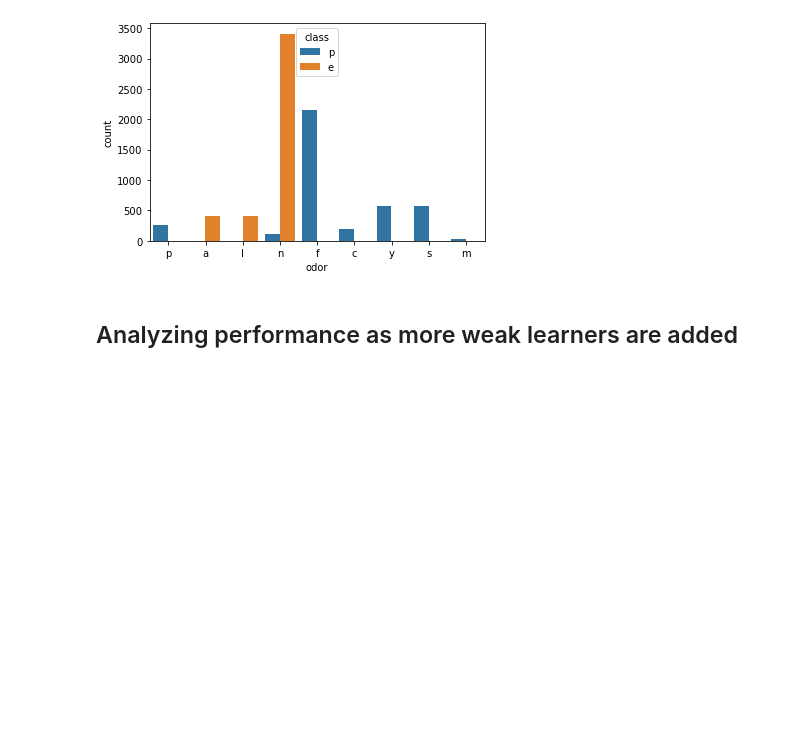
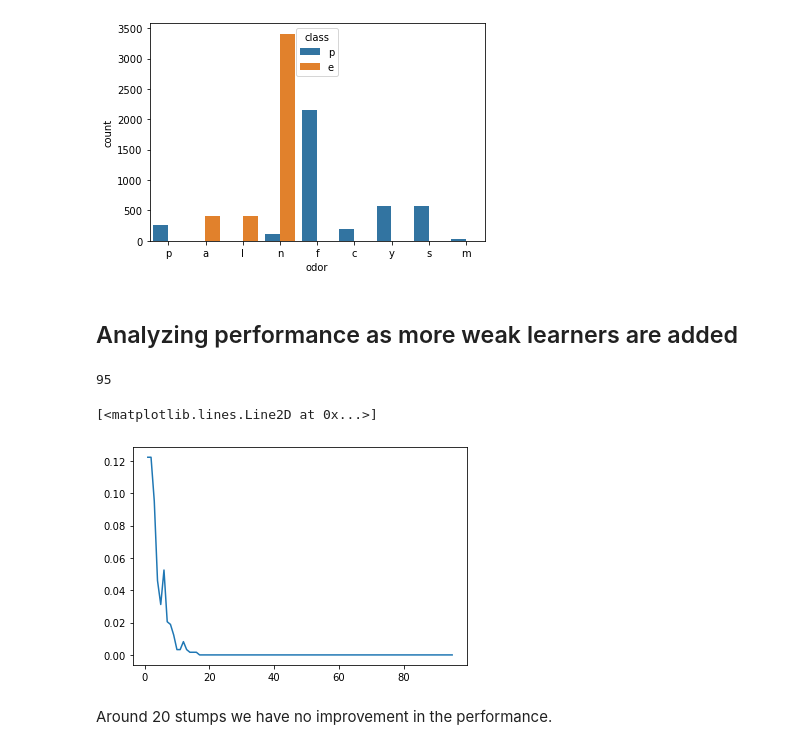
Before and after one commit to Gabrielle-Ribeiro/machine-learning-studies, a Jupyter notebook: boosting methods/Adaboost.ipynb, the cells around one changed output. Saved outputs shown, nothing was run; the diff lists cells and outputs as text; code cells hidden in the pictures; blank space fills up the shorter version.

```diff
--- a/boosting methods/Adaboost.ipynb
+++ b/boosting methods/Adaboost.ipynb
@@ -155,3 +152,25 @@ sns.countplot(data=df, x='odor', hue='class')
 [figure]
 # %% [markdown]
 ## Analyzing performance as more weak learners are added
+# %%
+len(X.columns)
+# %% [output]
+95
+# %%
+error_rates = []
+
+for n in range(1, 96):
+    model = AdaBoostClassifier(n_estimators=n)
+    model.fit(X_train, y_train)
+    predictions = model.predict(X_test)
+
+    error = 1 - accuracy_score(y_test, predictions)
+
+    error_rates.append(error)
+# %%
+plt.plot(range(1, 96), error_rates)
+# %% [output]
+[<matplotlib.lines.Line2D at 0x...>]
+[figure, added]
+# %% [markdown]
+Around 20 stumps we have no improvement in the performance.
```
Also changed, not shown: parts of 7 cells of this notebook.
